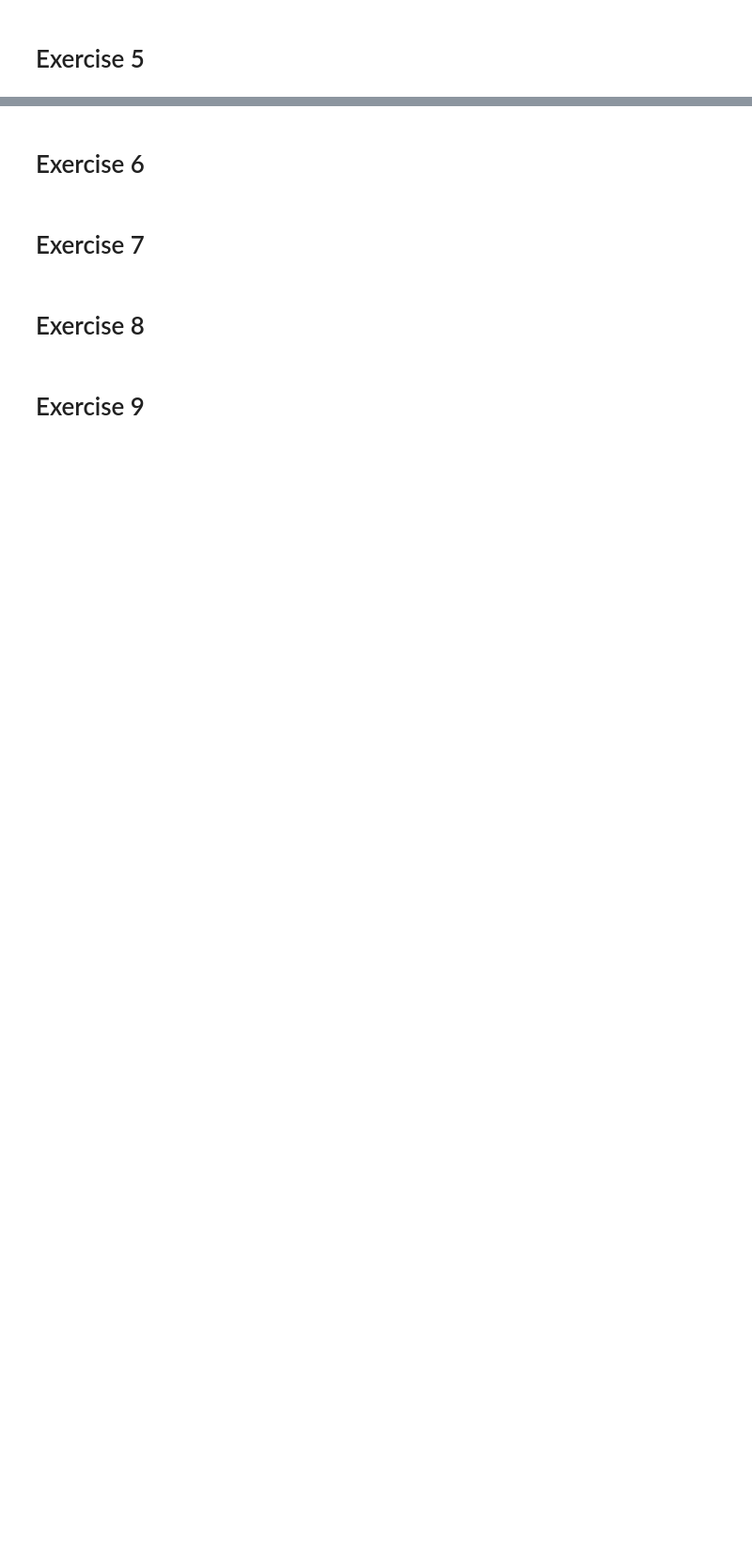
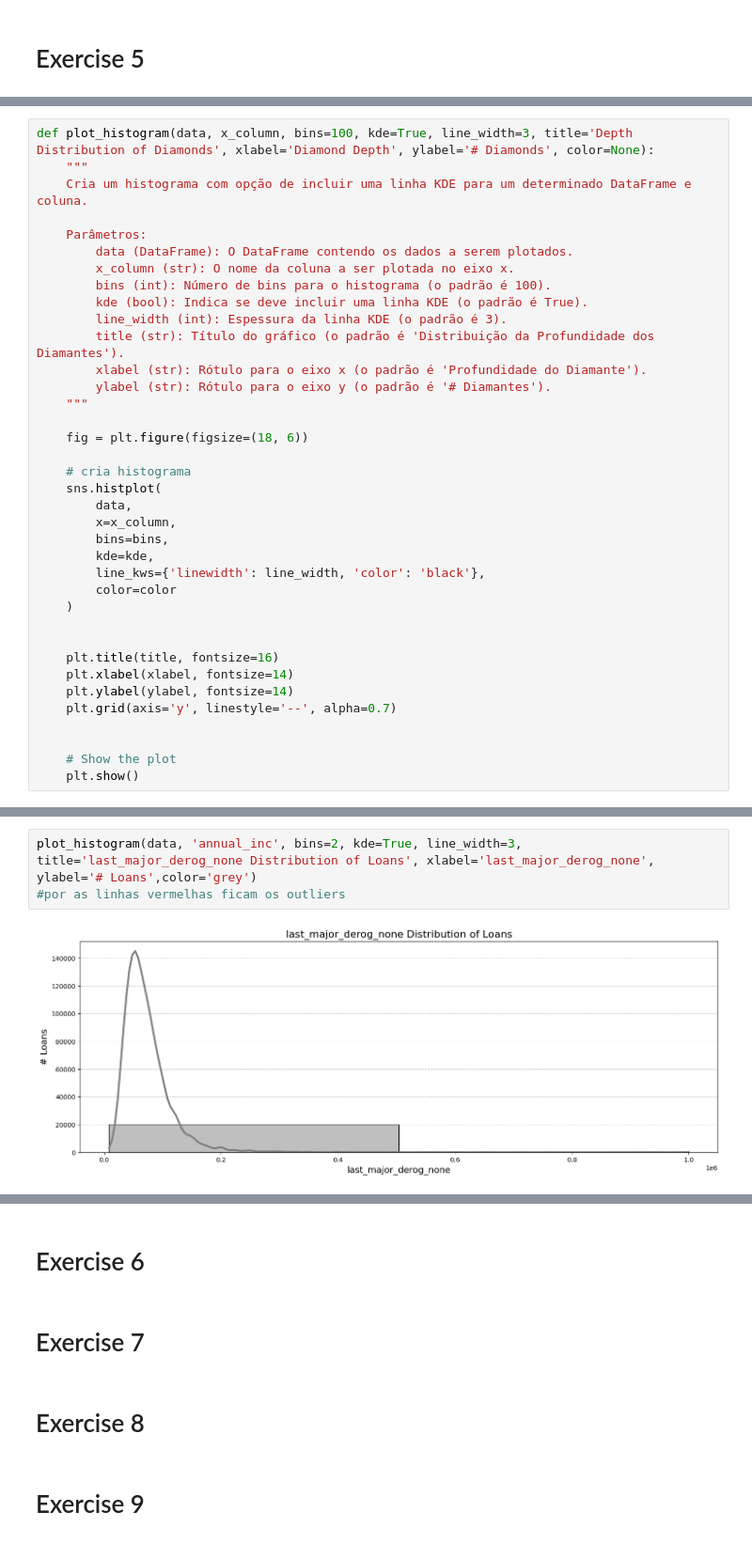
Before and after one commit to pereiranuno/loan-project, a Jupyter notebook: eda-finalproject.ipynb, the cells around one changed output, grey strips where cells are left out. Shown at 94% size. Saved outputs shown, nothing was run; the diff lists cells and outputs as text; blank space fills up the shorter version.

Commit message:
outliers

```diff
--- a/eda-finalproject.ipynb
+++ b/eda-finalproject.ipynb
@@ -678,0 +811,37 @@ Name: proportion, dtype: float64
+# %%
+def plot_histogram(data, x_column, bins=100, kde=True, line_width=3, title='Depth Distribution of Diamonds', xlabel='Diamond Depth', ylabel='# Diamonds', color=None):
+    """
+    Cria um histograma com opção de incluir uma linha KDE para um determinado DataFrame e coluna.
+
+    Parâmetros:
+        data (DataFrame): O DataFrame contendo os dados a serem plotados.
+        x_column (str): O nome da coluna a ser plotada no eixo x.
+        bins (int): Número de bins para o histograma (o padrão é 100).
+        kde (bool): Indica se deve incluir uma linha KDE (o padrão é True).
+        line_width (int): Espessura da linha KDE (o padrão é 3).
+        title (str): Título do gráfico (o padrão é 'Distribuição da Profundidade dos Diamantes').
+        xlabel (str): Rótulo para o eixo x (o padrão é 'Profundidade do Diamante').
+        ylabel (str): Rótulo para o eixo y (o padrão é '# Diamantes').
+    """
+
+    fig = plt.figure(figsize=(18, 6))
+
+    # cria histograma
+    sns.histplot(
+        data,
+        x=x_column,
+        bins=bins,
+        kde=kde,
+        line_kws={'linewidth': line_width, 'color': 'black'},
+        color=color
+    )
+
+
+    plt.title(title, fontsize=16)
+    plt.xlabel(xlabel, fontsize=14)
+    plt.ylabel(ylabel, fontsize=14)
+    plt.grid(axis='y', linestyle='--', alpha=0.7)
+
+
+    # Show the plot
+    plt.show()
@@ -678,0 +873,5 @@ Name: proportion, dtype: float64
+# %%
+plot_histogram(data, 'annual_inc', bins=2, kde=True, line_width=3, title='last_major_derog_none Distribution of Loans', xlabel='last_major_derog_none', ylabel='# Loans',color='grey')
+#por as linhas vermelhas ficam os outliers
+# %% [output]
+[figure, added]
```
Also changed, not shown: parts of 25 cells of this notebook.
